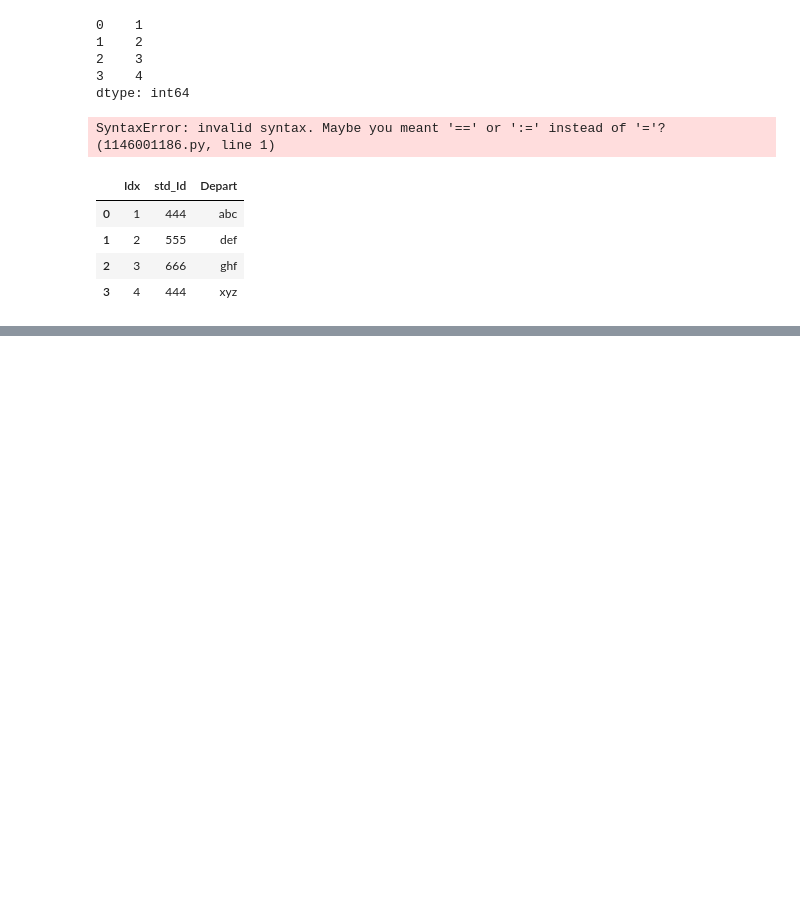
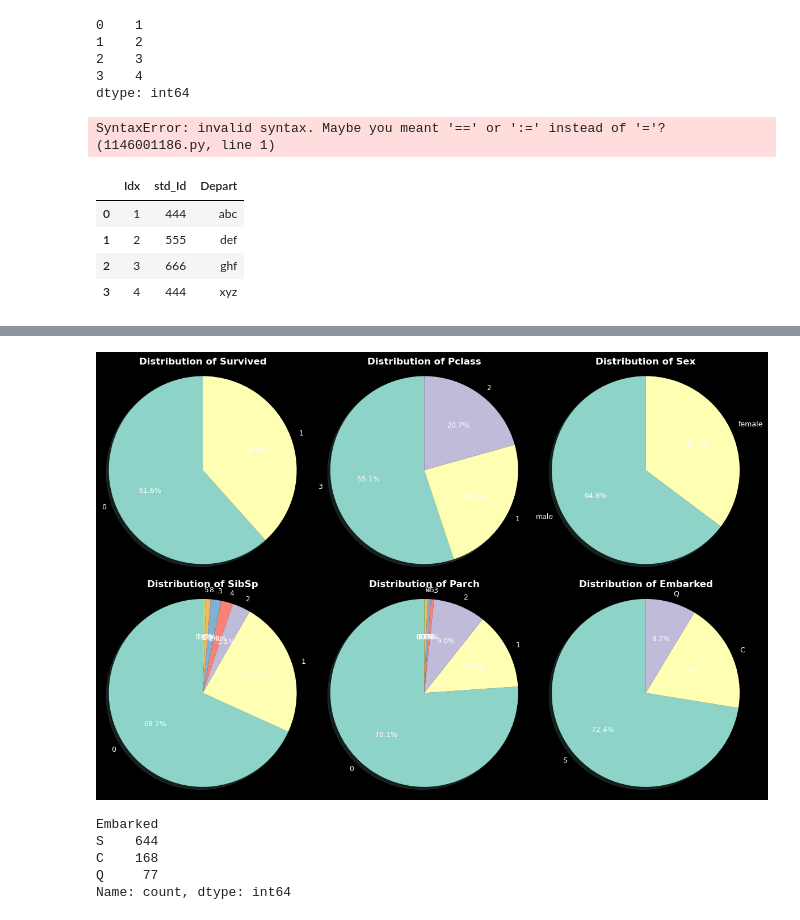
Before and after one commit to Moaz221/Amit, a Jupyter notebook: src/DA/SESSION_2/S1.ipynb, the cells around one changed output, grey strips where cells are left out. Drawn from its saved outputs; the diff is of its cells as text; code cells hidden in the pictures; blank space fills up the shorter version.

```diff
--- a/src/DA/SESSION_2/S1.ipynb
+++ b/src/DA/SESSION_2/S1.ipynb
@@ -58,0 +137,45 @@ df
+# %%
+import matplotlib.pyplot as plt
+
+plt.figure(figsize=(12, 8))
+
+for i, col in enumerate(cat_cols):
+
+    plt.subplot(2, 3, i + 1)
+
+    # Count each category
+    unique = df[col].value_counts()
+
+    count = unique.values
+    categories = unique.index
+
+    # Pie chart
+    plt.pie(
+        count,
+        labels=categories,
+        autopct='%1.1f%%',      # Show percentages
+        startangle=90,
+        shadow=True,
+        textprops={'fontsize': 9}
+    )
+
+    plt.title(
+        f'Distribution of {col}',
+        fontsize=12,
+        fontweight='bold'
+    )
+
+    plt.axis('equal')
+
+plt.tight_layout()
+plt.show()
+# %% [output]
+[figure, added]
+# %%
+unique
+# %% [output]
+Embarked
+S    644
+C    168
+Q     77
+Name: count, dtype: int64
```
Also changed, not shown: parts of 19 cells of this notebook, 19 other files.
